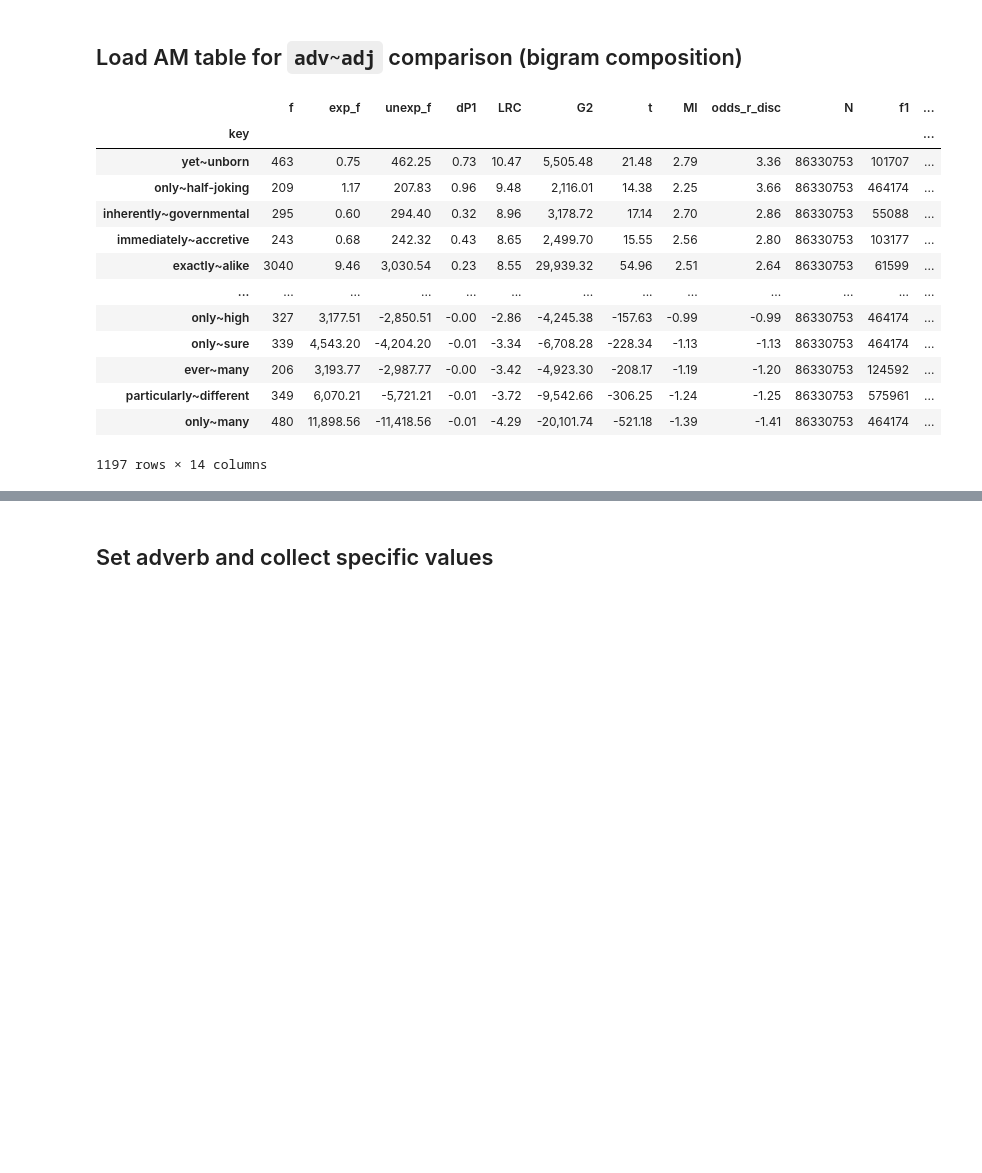
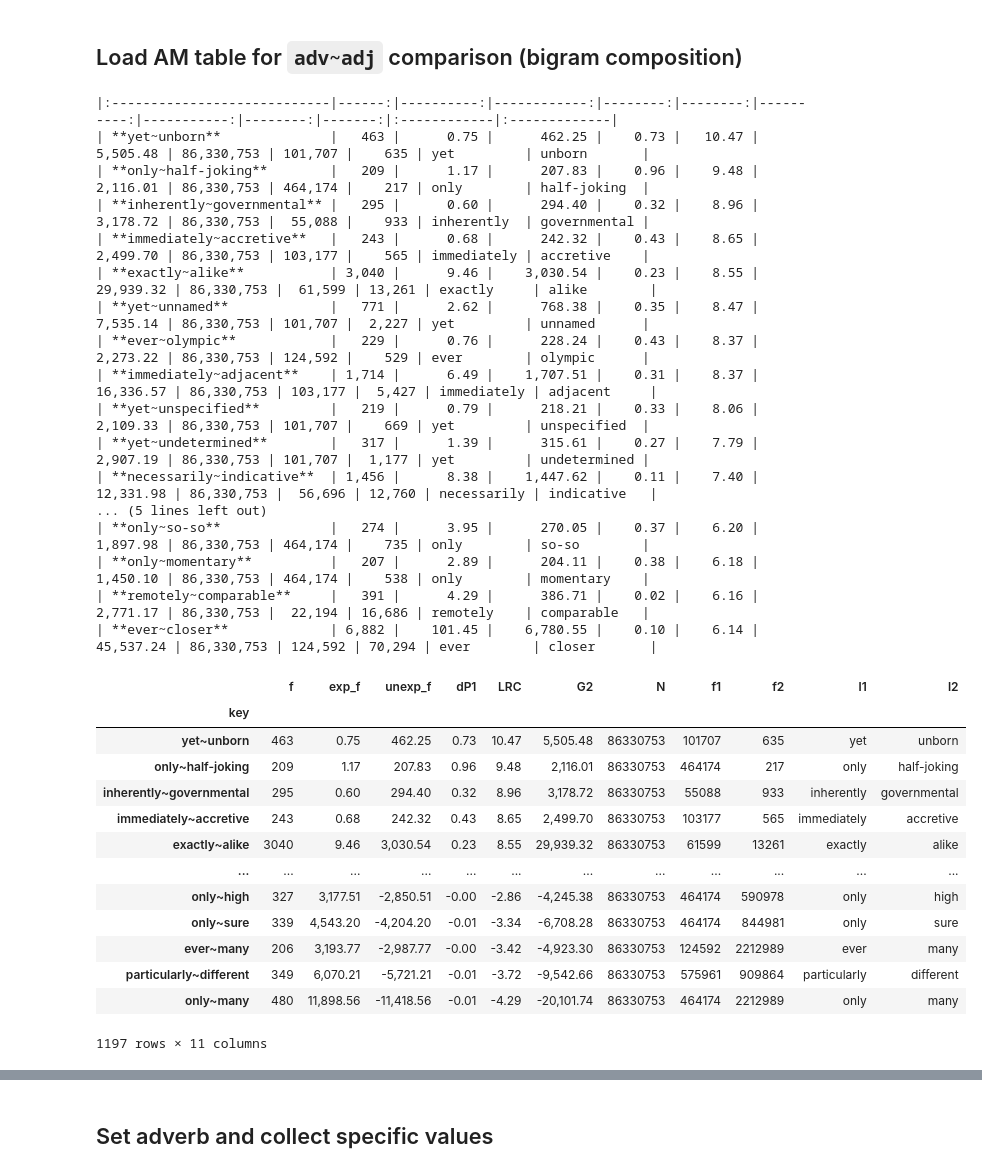
Before and after one commit to AndreaTheLinguist/sanpi, a Jupyter notebook: notebooks/top_NEGadv_bigram-composition.ipynb, the cells around one changed output, grey strips where cells are left out. Saved outputs shown, nothing was run; the diff lists cells and outputs as text; code cells hidden in the pictures; blank space fills up the shorter version.

Commit message:
modifications to notebook markdown conversions (moved to `notebooks/markdown/`; updates to AM ranking notebooks (from `adele`)

```diff
--- a/notebooks/top_NEGadv_bigram-composition.ipynb
+++ b/notebooks/top_NEGadv_bigram-composition.ipynb
@@ -3,16 +3,18 @@ from pathlib import Path
 
 import pandas as pd
 
-from source.utils import POST_PROC_DIR, corners, timestamp_today, confirm_dir, print_md_table
+from source.utils import POST_PROC_DIR, corners, timestamp_today, confirm_dir, print_md_table, print_iter
 from source.utils.associate import AM_DF_DIR, TOP_AM_DIR, adjust_assoc_columns
 from source.utils.sample import sample_pickle as sp
 
 K=9
+BK = max(K+2, 10)
 DATE=timestamp_today()
 FOCUS_ORIG = ['f', 'E11', 'unexpected_f',
               'am_p1_given2', 'conservative_log_ratio',
-              'am_log_likelihood', 't_score',
-              'mutual_information', 'am_odds_ratio_disc',
+              'am_log_likelihood',
+            #   't_score',
+            #   'mutual_information', 'am_odds_ratio_disc',
               'N', 'f1', 'f2', 'l1', 'l2']
 FOCUS = adjust_assoc_columns(FOCUS_ORIG)
 pd.set_option("display.float_format", '{:,.2f}'.format)
@@ -26,4 +28,8 @@ except FileNotFoundError:
     TOP_AM_DIR / f'Top{K}_NEG-ADV_combined.35f-7c_{DATE}.csv').set_index('adv')
 # loaded_cols = adv_am.columns.to_list()
 HITS_SAMPLE_PATH = TOP_AM_DIR.joinpath(f'top{K}adv_sample-{K}-hit-tables_{DATE}.pkl.gz')
-adv_am
+if not HITS_SAMPLE_PATH.is_file():
+    yesterday=DATE[:-1]+str(int(DATE[-1])-1)
+    HITS_SAMPLE_PATH = TOP_AM_DIR.joinpath(f'top{K}adv_sample-{K}-hit-tables_{yesterday}.pkl.gz')
+    if not HITS_SAMPLE_PATH.is_file():
+        HITS_SAMPLE_PATH = list(TOP_AM_DIR.glob(f'top{K}adv_sample-{K}-hit-tables_*.pkl.gz'))[0]
@@ -47,0 +36,14 @@ adv_am
+# %%
+def nb_print_table(df, n_dec:int=2,
+                   adjust_columns:bool=True,
+                   outpath:Path=None) -> None:
+    _df = df.copy()
+    if adjust_columns:
+        _df = adjust_assoc_columns(_df)
+    _df.columns = [f'`{c}`' for c in _df.columns]
+    _df.index = [f'**{r}**' for r in _df.index ]
+    table = _df.to_markdown(floatfmt=f',.{n_dec}f', intfmt=',')
+    if outpath:
+        outpath.write_text(table)
+
+    print(f'\n{table}\n')
@@ -68,24 +91,42 @@ adv_list
 # %%
 adv_adj_am = adjust_assoc_columns(
     pd.read_pickle(AM_DF_DIR.joinpath('adv_adj/RBXadj/extra/AdvAdj_frq-thrMIN-7.35f_min200x_extra.pkl.gz'))
                                   ).filter(items=FOCUS).sort_values('LRC', ascending = False)
 adv_adj_am = adv_adj_am.loc[adv_adj_am.l1.isin(adv_list), :]
+nb_print_table(adv_adj_am.head(20))
 adv_adj_am
 # %% [output]
+|:----------------------------|------:|----------:|------------:|--------:|--------:|----------:|-----------:|--------:|-------:|:------------|:-------------|
+| **yet~unborn**              |   463 |      0.75 |      462.25 |    0.73 |   10.47 |  5,505.48 | 86,330,753 | 101,707 |    635 | yet         | unborn       |
+| **only~half-joking**        |   209 |      1.17 |      207.83 |    0.96 |    9.48 |  2,116.01 | 86,330,753 | 464,174 |    217 | only        | half-joking  |
+| **inherently~governmental** |   295 |      0.60 |      294.40 |    0.32 |    8.96 |  3,178.72 | 86,330,753 |  55,088 |    933 | inherently  | governmental |
+| **immediately~accretive**   |   243 |      0.68 |      242.32 |    0.43 |    8.65 |  2,499.70 | 86,330,753 | 103,177 |    565 | immediately | accretive    |
+| **exactly~alike**           | 3,040 |      9.46 |    3,030.54 |    0.23 |    8.55 | 29,939.32 | 86,330,753 |  61,599 | 13,261 | exactly     | alike        |
+| **yet~unnamed**             |   771 |      2.62 |      768.38 |    0.35 |    8.47 |  7,535.14 | 86,330,753 | 101,707 |  2,227 | yet         | unnamed      |
+| **ever~olympic**            |   229 |      0.76 |      228.24 |    0.43 |    8.37 |  2,273.22 | 86,330,753 | 124,592 |    529 | ever        | olympic      |
+| **immediately~adjacent**    | 1,714 |      6.49 |    1,707.51 |    0.31 |    8.37 | 16,336.57 | 86,330,753 | 103,177 |  5,427 | immediately | adjacent     |
+| **yet~unspecified**         |   219 |      0.79 |      218.21 |    0.33 |    8.06 |  2,109.33 | 86,330,753 | 101,707 |    669 | yet         | unspecified  |
+| **yet~undetermined**        |   317 |      1.39 |      315.61 |    0.27 |    7.79 |  2,907.19 | 86,330,753 | 101,707 |  1,177 | yet         | undetermined |
+| **necessarily~indicative**  | 1,456 |      8.38 |    1,447.62 |    0.11 |    7.40 | 12,331.98 | 86,330,753 |  56,696 | 12,760 | necessarily | indicative   |
+... (5 lines left out)
+| **only~so-so**              |   274 |      3.95 |      270.05 |    0.37 |    6.20 |  1,897.98 | 86,330,753 | 464,174 |    735 | only        | so-so        |
+| **only~momentary**          |   207 |      2.89 |      204.11 |    0.38 |    6.18 |  1,450.10 | 86,330,753 | 464,174 |    538 | only        | momentary    |
+| **remotely~comparable**     |   391 |      4.29 |      386.71 |    0.02 |    6.16 |  2,771.17 | 86,330,753 |  22,194 | 16,686 | remotely    | comparable   |
+| **ever~closer**             | 6,882 |    101.45 |    6,780.55 |    0.10 |    6.14 | 45,537.24 | 86,330,753 | 124,592 | 70,294 | ever        | closer       |
-|  | f | exp_f | unexp_f | dP1 | LRC | G2 | t | MI | odds_r_disc | N | f1 | ... |
-| key |  |  |  |  |  |  |  |  |  |  |  | ... |
-| yet~unborn | 463 | 0.75 | 462.25 | 0.73 | 10.47 | 5,505.48 | 21.48 | 2.79 | 3.36 | 86330753 | 101707 | ... |
-| only~half-joking | 209 | 1.17 | 207.83 | 0.96 | 9.48 | 2,116.01 | 14.38 | 2.25 | 3.66 | 86330753 | 464174 | ... |
-| inherently~governmental | 295 | 0.60 | 294.40 | 0.32 | 8.96 | 3,178.72 | 17.14 | 2.70 | 2.86 | 86330753 | 55088 | ... |
-| immediately~accretive | 243 | 0.68 | 242.32 | 0.43 | 8.65 | 2,499.70 | 15.55 | 2.56 | 2.80 | 86330753 | 103177 | ... |
-| exactly~alike | 3040 | 9.46 | 3,030.54 | 0.23 | 8.55 | 29,939.32 | 54.96 | 2.51 | 2.64 | 86330753 | 61599 | ... |
-| ... | ... | ... | ... | ... | ... | ... | ... | ... | ... | ... | ... | ... |
-| only~high | 327 | 3,177.51 | -2,850.51 | -0.00 | -2.86 | -4,245.38 | -157.63 | -0.99 | -0.99 | 86330753 | 464174 | ... |
-| only~sure | 339 | 4,543.20 | -4,204.20 | -0.01 | -3.34 | -6,708.28 | -228.34 | -1.13 | -1.13 | 86330753 | 464174 | ... |
-| ever~many | 206 | 3,193.77 | -2,987.77 | -0.00 | -3.42 | -4,923.30 | -208.17 | -1.19 | -1.20 | 86330753 | 124592 | ... |
-| particularly~different | 349 | 6,070.21 | -5,721.21 | -0.01 | -3.72 | -9,542.66 | -306.25 | -1.24 | -1.25 | 86330753 | 575961 | ... |
-| only~many | 480 | 11,898.56 | -11,418.56 | -0.01 | -4.29 | -20,101.74 | -521.18 | -1.39 | -1.41 | 86330753 | 464174 | ... |
+|  | f | exp_f | unexp_f | dP1 | LRC | G2 | N | f1 | f2 | l1 | l2 |
+| key |  |  |  |  |  |  |  |  |  |  |  |
+| yet~unborn | 463 | 0.75 | 462.25 | 0.73 | 10.47 | 5,505.48 | 86330753 | 101707 | 635 | yet | unborn |
+| only~half-joking | 209 | 1.17 | 207.83 | 0.96 | 9.48 | 2,116.01 | 86330753 | 464174 | 217 | only | half-joking |
+| inherently~governmental | 295 | 0.60 | 294.40 | 0.32 | 8.96 | 3,178.72 | 86330753 | 55088 | 933 | inherently | governmental |
+| immediately~accretive | 243 | 0.68 | 242.32 | 0.43 | 8.65 | 2,499.70 | 86330753 | 103177 | 565 | immediately | accretive |
+| exactly~alike | 3040 | 9.46 | 3,030.54 | 0.23 | 8.55 | 29,939.32 | 86330753 | 61599 | 13261 | exactly | alike |
+| ... | ... | ... | ... | ... | ... | ... | ... | ... | ... | ... | ... |
+| only~high | 327 | 3,177.51 | -2,850.51 | -0.00 | -2.86 | -4,245.38 | 86330753 | 464174 | 590978 | only | high |
+| only~sure | 339 | 4,543.20 | -4,204.20 | -0.01 | -3.34 | -6,708.28 | 86330753 | 464174 | 844981 | only | sure |
+| ever~many | 206 | 3,193.77 | -2,987.77 | -0.00 | -3.42 | -4,923.30 | 86330753 | 124592 | 2212989 | ever | many |
+| particularly~different | 349 | 6,070.21 | -5,721.21 | -0.01 | -3.72 | -9,542.66 | 86330753 | 575961 | 909864 | particularly | different |
+| only~many | 480 | 11,898.56 | -11,418.56 | -0.01 | -4.29 | -20,101.74 | 86330753 | 464174 | 2212989 | only | many |
-1197 rows × 14 columns
+1197 rows × 11 columns
 # %%
 def load_hit_table(adv_set):
 
```
Also changed, not shown: parts of 9 cells of this notebook, 12 other files.
